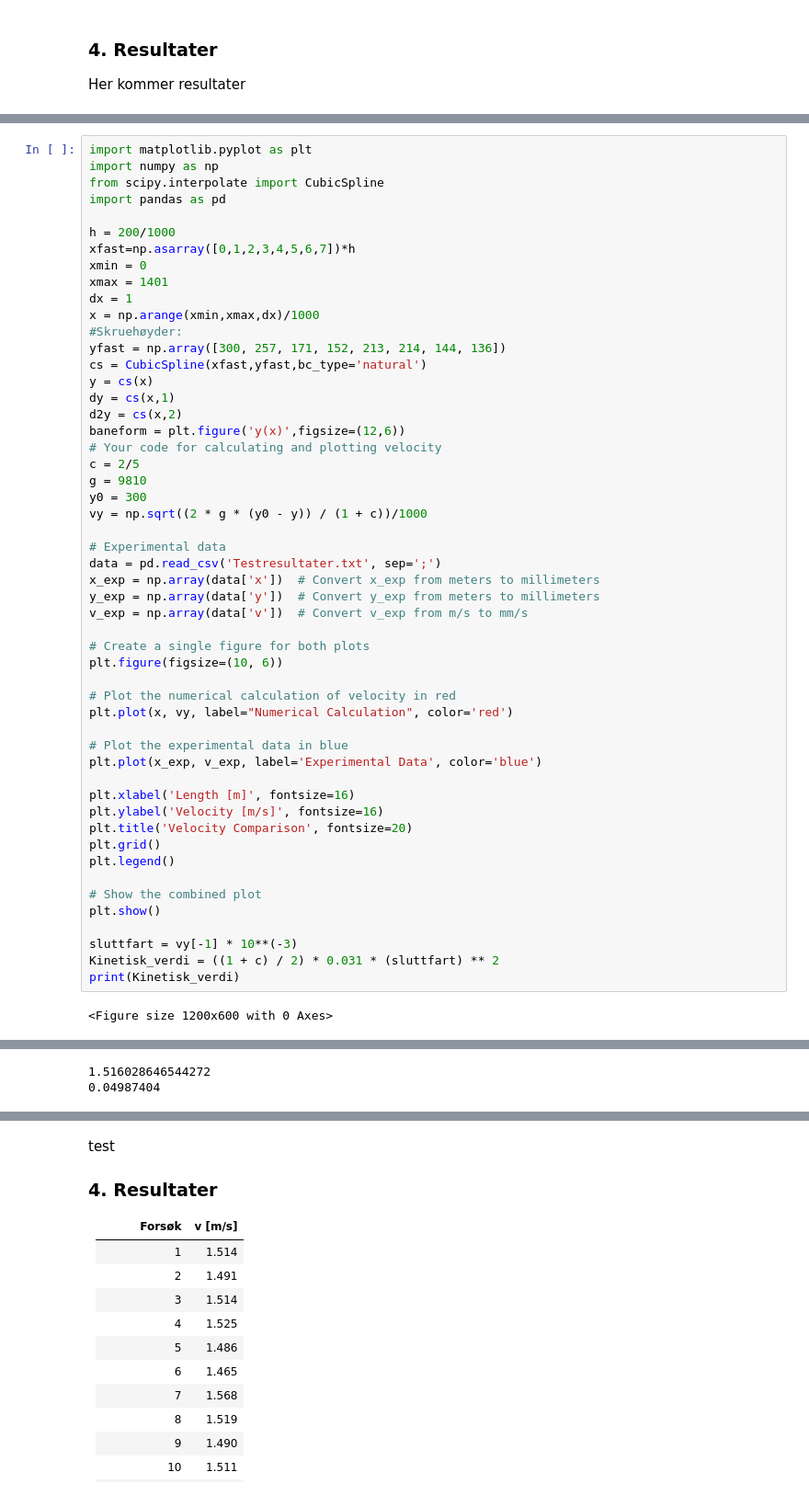
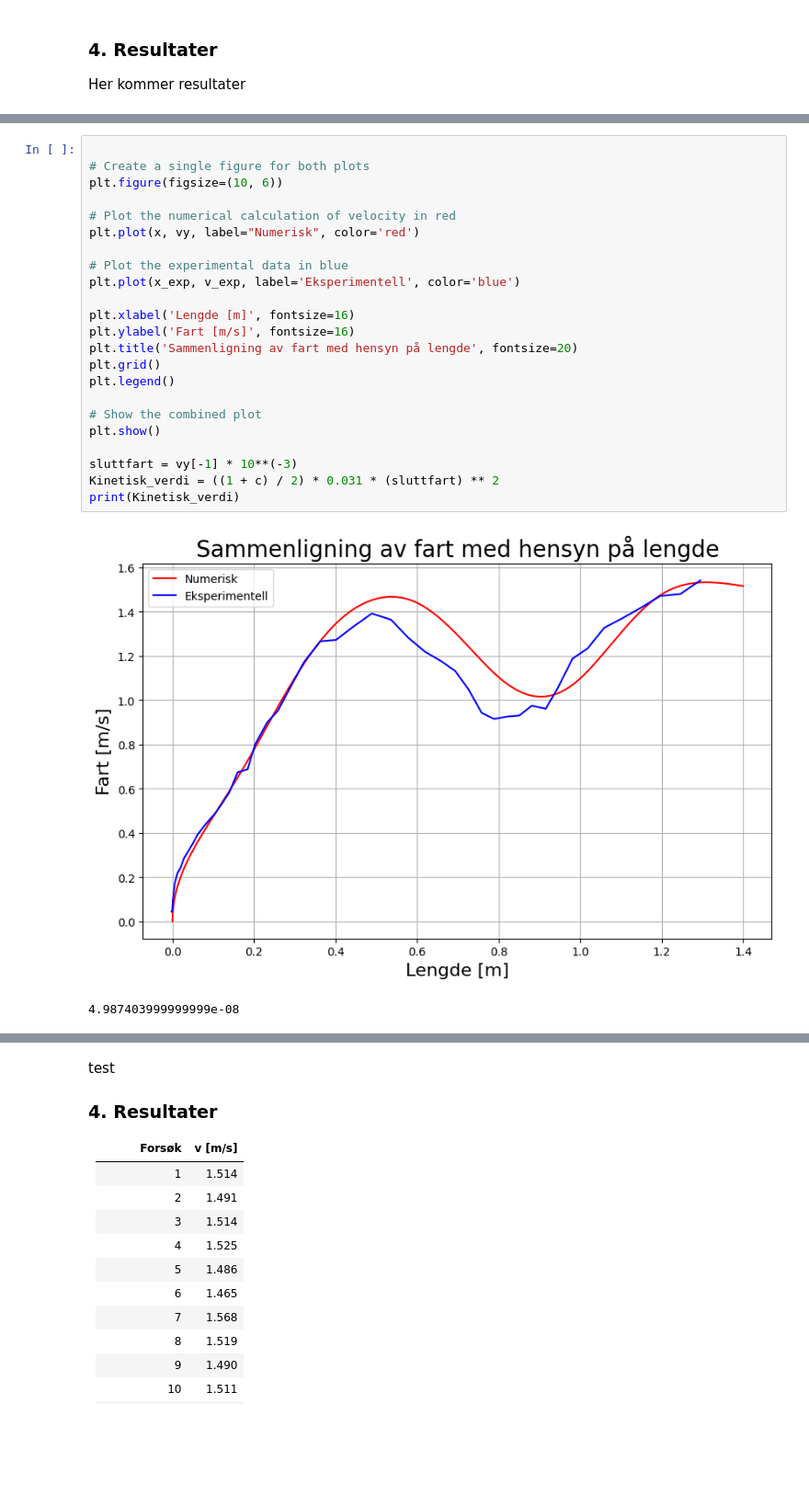
Before and after one commit to Ola-HH/TFY4107-209-2, a Jupyter notebook: Rapport.ipynb, the cells around one changed output, grey strips where cells are left out. Shown at 92% size. Cells and saved outputs as stored; diff of their text form; blank space fills up the shorter version.

```diff
--- a/Rapport.ipynb
+++ b/Rapport.ipynb
@@ -199,55 +206,27 @@ plt.show()
 [figure]
 # %%
-import matplotlib.pyplot as plt
-import numpy as np
-from scipy.interpolate import CubicSpline
-import pandas as pd
-
-h = 200/1000
-xfast=np.asarray([0,1,2,3,4,5,6,7])*h
-xmin = 0
-xmax = 1401
-dx = 1
-x = np.arange(xmin,xmax,dx)/1000
-#Skruehøyder:
-yfast = np.array([300, 257, 171, 152, 213, 214, 144, 136])
-cs = CubicSpline(xfast,yfast,bc_type='natural')
-y = cs(x)
-dy = cs(x,1)
-d2y = cs(x,2)
-baneform = plt.figure('y(x)',figsize=(12,6))
-# Your code for calculating and plotting velocity
-c = 2/5
-g = 9810
-y0 = 300
-vy = np.sqrt((2 * g * (y0 - y)) / (1 + c))/1000
-
-# Experimental data
-data = pd.read_csv('Testresultater.txt', sep=';')
-x_exp = np.array(data['x'])  # Convert x_exp from meters to millimeters
-y_exp = np.array(data['y'])  # Convert y_exp from meters to millimeters
-v_exp = np.array(data['v'])  # Convert v_exp from m/s to mm/s
 
 # Create a single figure for both plots
 plt.figure(figsize=(10, 6))
 
 # Plot the numerical calculation of velocity in red
-plt.plot(x, vy, label="Numerical Calculation", color='red')
+plt.plot(x, vy, label="Numerisk", color='red')
 
 # Plot the experimental data in blue
-plt.plot(x_exp, v_exp, label='Experimental Data', color='blue')
+plt.plot(x_exp, v_exp, label='Eksperimentell', color='blue')
 
-plt.xlabel('Length [m]', fontsize=16)
-plt.ylabel('Velocity [m/s]', fontsize=16)
-plt.title('Velocity Comparison', fontsize=20)
+plt.xlabel('Lengde [m]', fontsize=16)
+plt.ylabel('Fart [m/s]', fontsize=16)
+plt.title('Sammenligning av fart med hensyn på lengde', fontsize=20)
 plt.grid()
 plt.legend()
 
 # Show the combined plot
 plt.show()
 
 sluttfart = vy[-1] * 10**(-3)
 Kinetisk_verdi = ((1 + c) / 2) * 0.031 * (sluttfart) ** 2
 print(Kinetisk_verdi)
 # %% [output]
+[figure, new version]
-<Figure size 1200x600 with 0 Axes>
+4.987403999999999e-08
@@ -255,2 +232,0 @@ print(Kinetisk_verdi)
-1.516028646544272
-0.04987404
```
Also changed, not shown: parts of 7 cells of this notebook.
